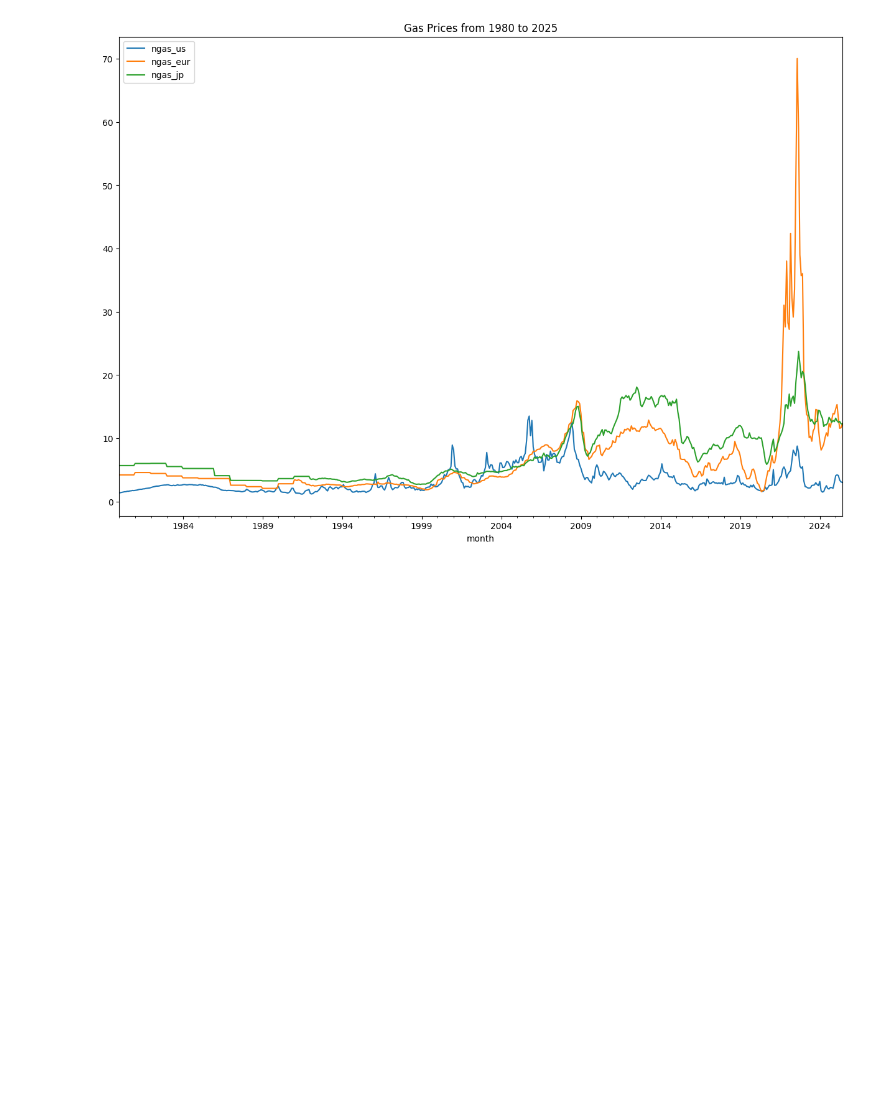
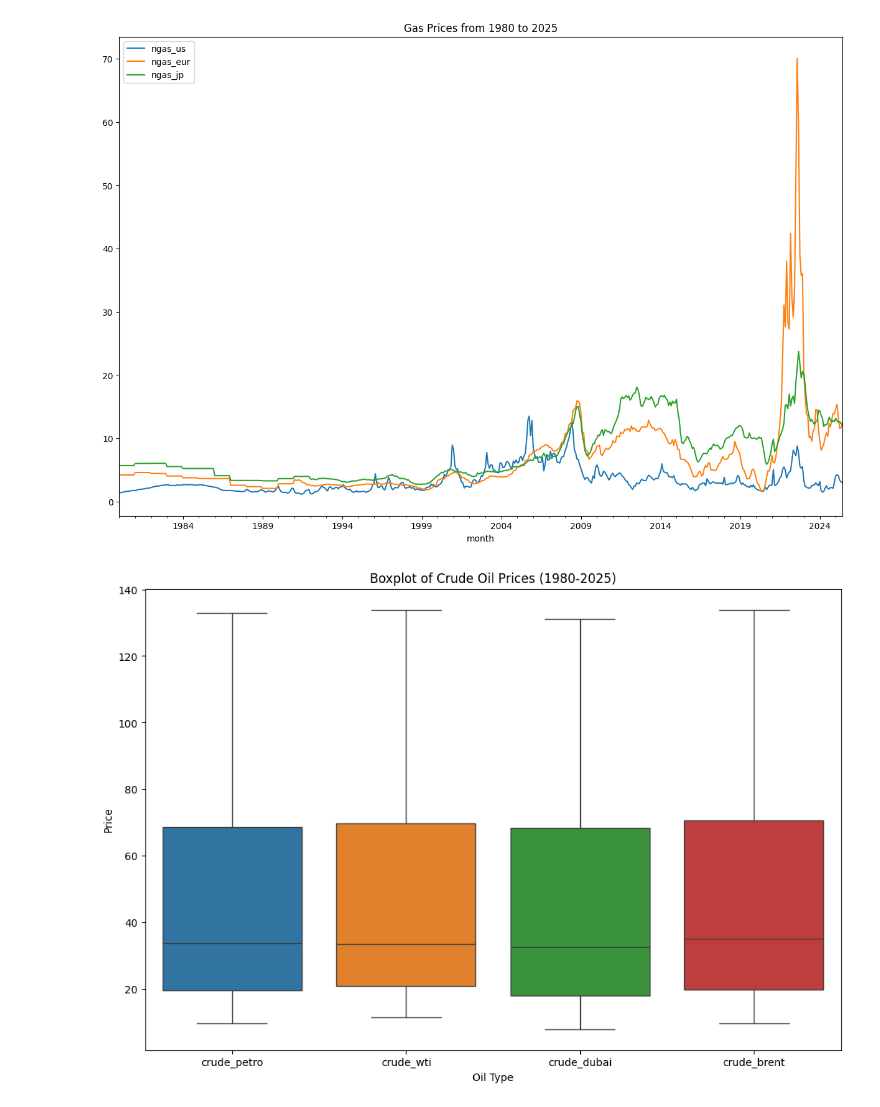
Before and after one commit to steveC-ai/Commodity-Market-Dynamics-Price-Drivers-and-Strategy-Backtesting, a Jupyter notebook: notebook/commodity.prices.ipynb, the cells around one changed output. Drawn from its saved outputs; the diff is of its cells as text; code cells hidden in the pictures; blank space fills up the shorter version.

```diff
--- a/notebook/commodity.prices.ipynb
+++ b/notebook/commodity.prices.ipynb
@@ -135,0 +131,10 @@ Text(0.5, 1.0, 'Gas Prices from 1980 to 2025')
+# %%
+# Here I am goin got start with the box plots for the different oil prices
+plt.figure(figsize=(12, 8))
+sns.boxplot(data=comdata_long[colscrude])
+plt.title("Boxplot of Crude Oil Prices (1980-2025)")
+plt.ylabel("Price")
+plt.xlabel("Oil Type")
+plt.show()
+# %% [output]
+[figure, added]
```
Also changed, not shown: parts of 12 cells of this notebook.
